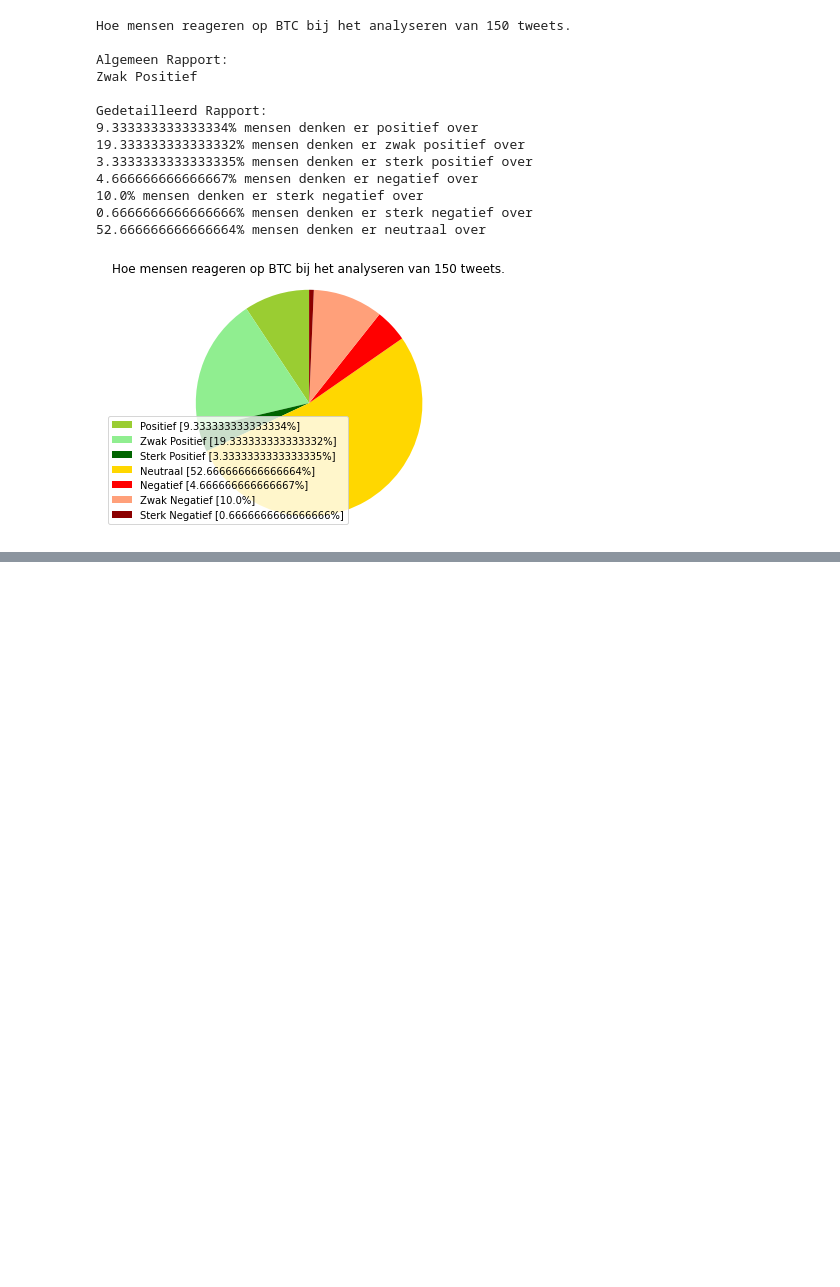
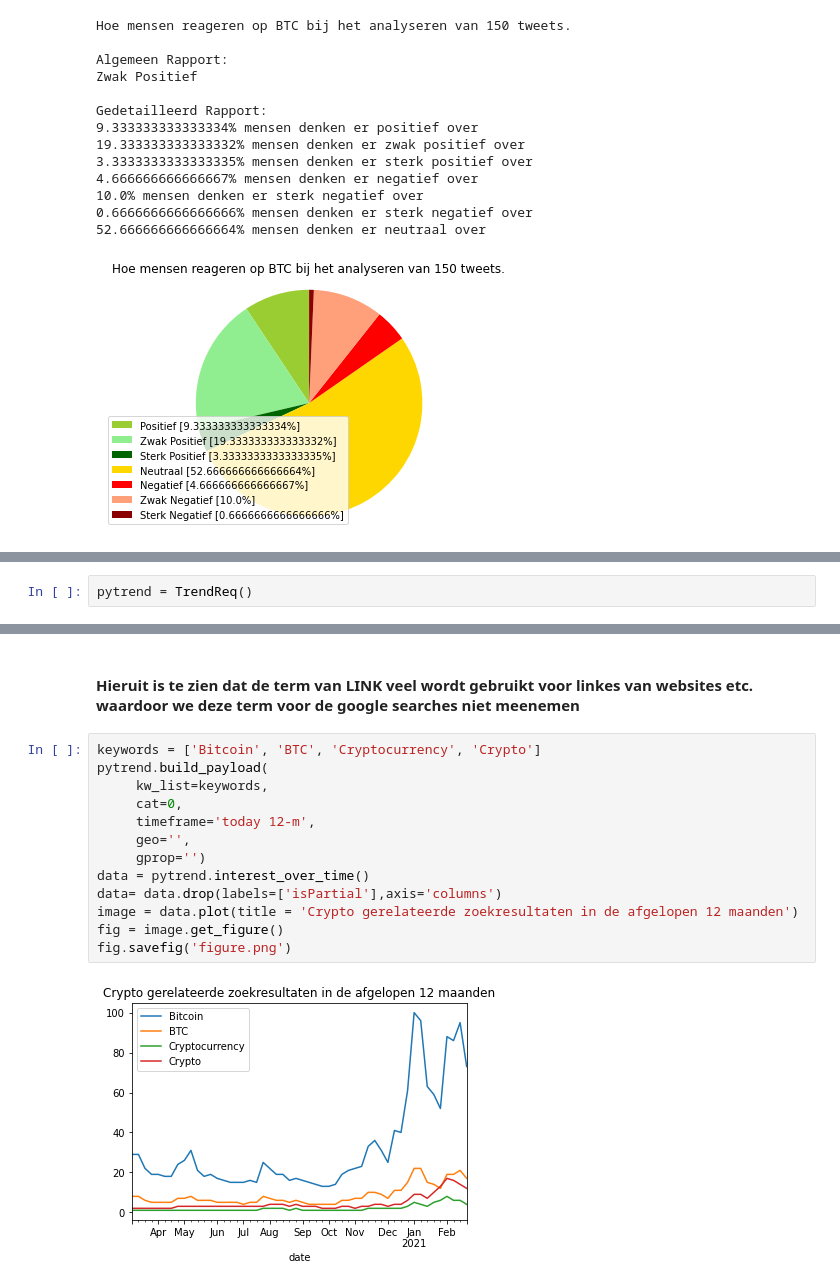
Before and after one commit to LRARIS/nbinteract-tutorial, a Jupyter notebook: tutorial.ipynb, the cells around one changed output, grey strips where cells are left out. Cells and saved outputs as stored; diff of their text form; blank space fills up the shorter version.

```diff
--- a/tutorial.ipynb
+++ b/tutorial.ipynb
@@ -237,0 +242,2 @@ interactive(children=(IntSlider(value=50, description='x', step=10), Output()),
+# %%
+pytrend = TrendReq()
@@ -237,0 +357,17 @@ interactive(children=(IntSlider(value=50, description='x', step=10), Output()),
+# %% [markdown]
+#### Hieruit is te zien dat de term van LINK veel wordt gebruikt voor linkes van websites etc. waardoor we deze term voor de google searches niet meenemen
+# %%
+keywords = ['Bitcoin', 'BTC', 'Cryptocurrency', 'Crypto']
+pytrend.build_payload(
+     kw_list=keywords,
+     cat=0,
+     timeframe='today 12-m',
+     geo='',
+     gprop='')
+data = pytrend.interest_over_time()
+data= data.drop(labels=['isPartial'],axis='columns')
+image = data.plot(title = 'Crypto gerelateerde zoekresultaten in de afgelopen 12 maanden')
+fig = image.get_figure()
+fig.savefig('figure.png')
+# %% [output]
+[figure, added]
```
Also changed, not shown: parts of 42 cells of this notebook, 6 other files.
